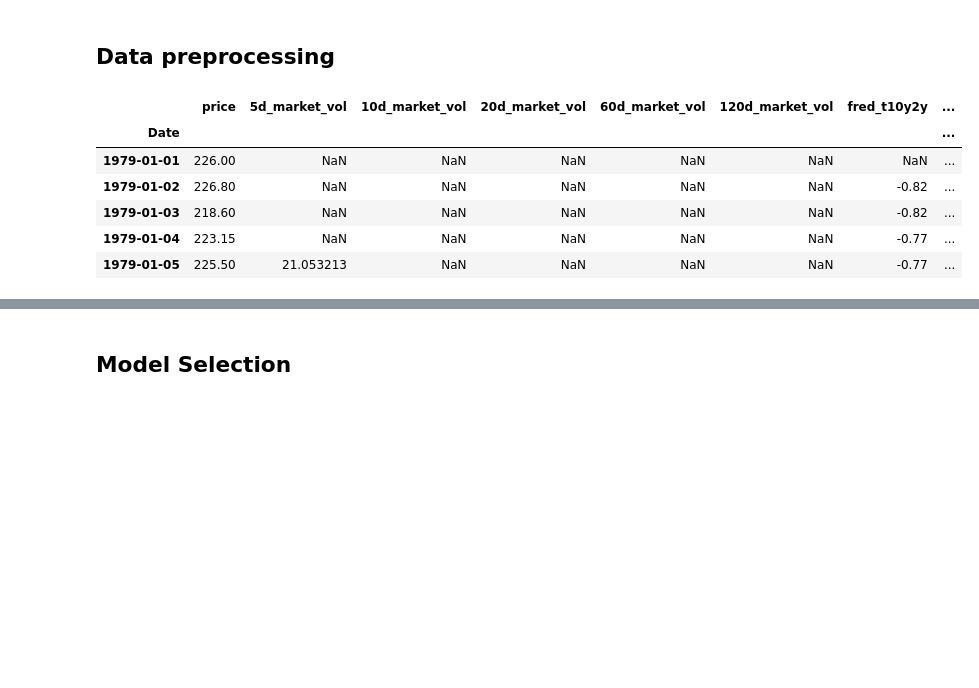
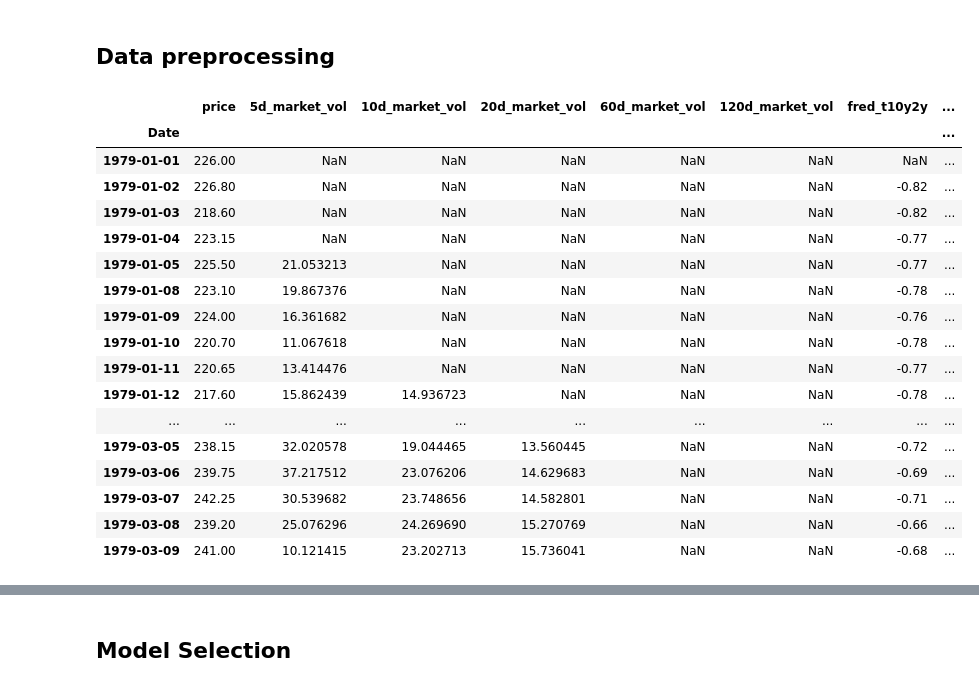
Before and after one commit to jbmoorhouse/gold_returns_predictor, a Jupyter notebook: analysis.ipynb, the cells around one changed output, grey strips where cells are left out. Saved outputs shown, nothing was run; the diff lists cells and outputs as text; code cells hidden in the pictures; blank space fills up the shorter version.

```diff
--- a/analysis.ipynb
+++ b/analysis.ipynb
@@ -293,25 +293,36 @@ class MacdStrategy(BaseStrategy):
 # %%
 from split._split import TrainValidateTest
 
 data = xau_df_dict['wgc_gold_daily_usd'].copy()
 # forward 5-day return
 data['target'] = data['price'].shift(-5).pct_change(5)
 
 
 # define training, validation and test data. The X and y data is split
 # after the column transformation pipeline has been executed. This is to
 # ensure the the X and y observations are aligned.
 tvt = TrainValidateTest(0.7, 0.15, 0.15)
 train_data, valid_data, test_data = tvt.transform(data)
-train_data.head()
+train_data.head(50)
 # %% [output]
 |  | price | 5d_market_vol | 10d_market_vol | 20d_market_vol | 60d_market_vol | 120d_market_vol | fred_t10y2y | ... |
 | Date |  |  |  |  |  |  |  | ... |
 | 1979-01-01 | 226.00 | NaN | NaN | NaN | NaN | NaN | NaN | ... |
 | 1979-01-02 | 226.80 | NaN | NaN | NaN | NaN | NaN | -0.82 | ... |
 | 1979-01-03 | 218.60 | NaN | NaN | NaN | NaN | NaN | -0.82 | ... |
 | 1979-01-04 | 223.15 | NaN | NaN | NaN | NaN | NaN | -0.77 | ... |
 | 1979-01-05 | 225.50 | 21.053213 | NaN | NaN | NaN | NaN | -0.77 | ... |
+| 1979-01-08 | 223.10 | 19.867376 | NaN | NaN | NaN | NaN | -0.78 | ... |
+| 1979-01-09 | 224.00 | 16.361682 | NaN | NaN | NaN | NaN | -0.76 | ... |
+| 1979-01-10 | 220.70 | 11.067618 | NaN | NaN | NaN | NaN | -0.78 | ... |
+| 1979-01-11 | 220.65 | 13.414476 | NaN | NaN | NaN | NaN | -0.77 | ... |
+| 1979-01-12 | 217.60 | 15.862439 | 14.936723 | NaN | NaN | NaN | -0.78 | ... |
+| ... | ... | ... | ... | ... | ... | ... | ... | ... |
+| 1979-03-05 | 238.15 | 32.020578 | 19.044465 | 13.560445 | NaN | NaN | -0.72 | ... |
+| 1979-03-06 | 239.75 | 37.217512 | 23.076206 | 14.629683 | NaN | NaN | -0.69 | ... |
+| 1979-03-07 | 242.25 | 30.539682 | 23.748656 | 14.582801 | NaN | NaN | -0.71 | ... |
+| 1979-03-08 | 239.20 | 25.076296 | 24.269690 | 15.270769 | NaN | NaN | -0.66 | ... |
+| 1979-03-09 | 241.00 | 10.121415 | 23.202713 | 15.736041 | NaN | NaN | -0.68 | ... |
 # %%
 stoch_params = dict(timeperiod = range(10,20, 2), fastk = range(2, 5), fastd = range(2, 5), ob_region = range(45, 60, 5), os_region = range(0, 15, 5))
 macd_params = dict(fast_period = range(5, 10),slow_period = range(20, 40),signal_period = range(5, 25, 5))
```
Also changed, not shown: parts of 2 cells of this notebook, 1 other file.
